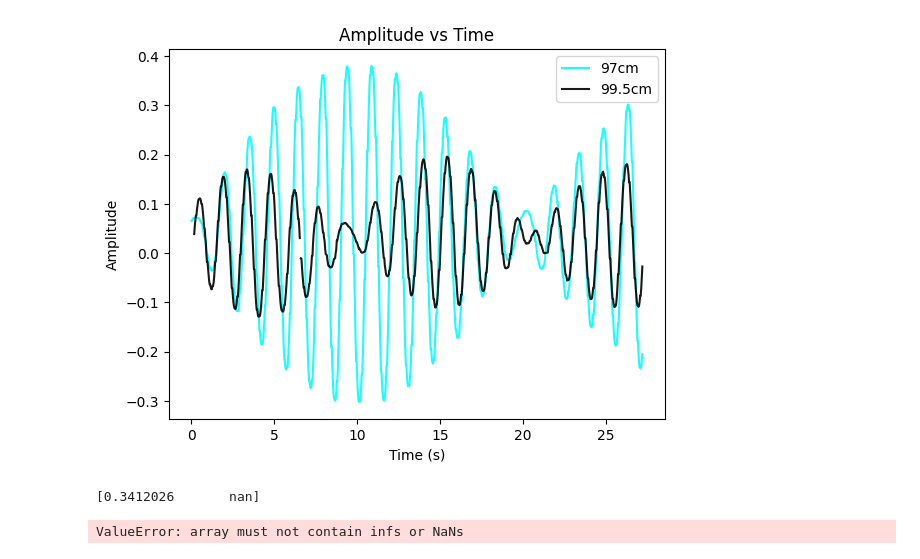
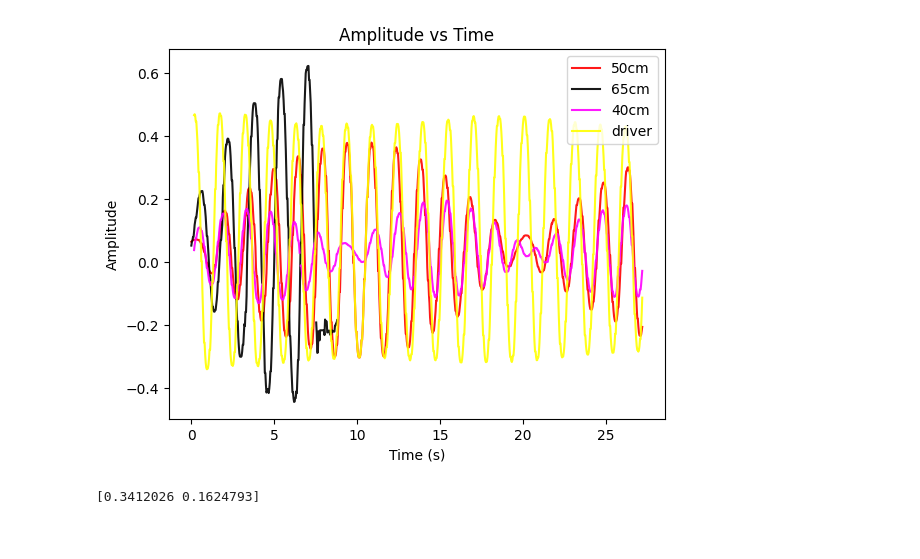
Before and after one commit to kij1n/physics-data-analysis, a Jupyter notebook: sessions/session2.ipynb, the cells around one changed output. Cells and saved outputs as stored; diff of their text form; code cells hidden in the pictures.

```diff
--- a/sessions/session2.ipynb
+++ b/sessions/session2.ipynb
@@ -7,14 +7,18 @@ from utils import plot_all, PendulumsData, ResonanceFitData, add_resonance_plot_
 data = pd.read_csv('../data/session-2/data2.csv')
 pendulums_data = PendulumsData(
     cols=['mass A', 'mass B', 'mass C', 'mass D'],
-    labels=["97cm", "99cm", "99.5cm", "100cm"],
-    lengths=np.array([0.97, 0.99, 0.995, 1.0]),
+    labels=["50cm", "65cm", "40cm", "driver"],
+    lengths=np.array([0.5, 0.65, 0.4, 0.5]),
     data=data
 )
 # %%
-plot_all(pendulums_data, cols=["mass A", "mass C"], color_override=["cyan", "black"])
+cols = ['mass A', 'mass B', 'mass C', 'mass D']
+color_override = ["red", "black", "magenta", "yellow"]
+
+
+plot_all(pendulums_data, cols=cols, color_override=color_override)
 plt.show()
 # %% [output]
-[figure, old version]
+[figure, new version]
 # %%
 pendulums_data.drop_cols(["mass B", "mass D"])
@@ -21,9 +26,8 @@ pendulums_data.drop_cols(["mass B", "mass D"])
 # %%
-resonance_data = ResonanceFitData(1.0, pendulums_data)
+resonance_data = ResonanceFitData(0.5, pendulums_data)
 resonance_data.fit()
 # %% [output]
-[0.3412026       nan]
+[0.3412026 0.1624793]
-ValueError: array must not contain infs or NaNs
 # %%
 gamma, gamma_err = resonance_data.gamma, resonance_data.gamma_err
 print(f"Gamma: {gamma:.4f} ± {gamma_err:.4f}")
```
Also changed, not shown: parts of 3 cells of this notebook, 6 other files.
